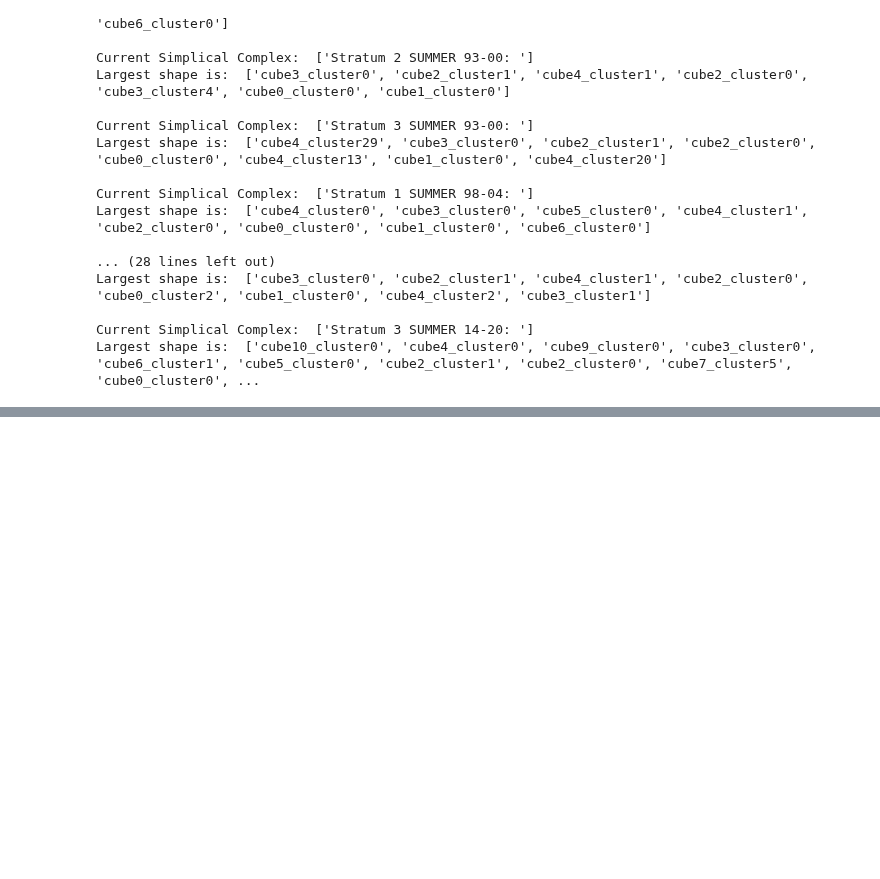
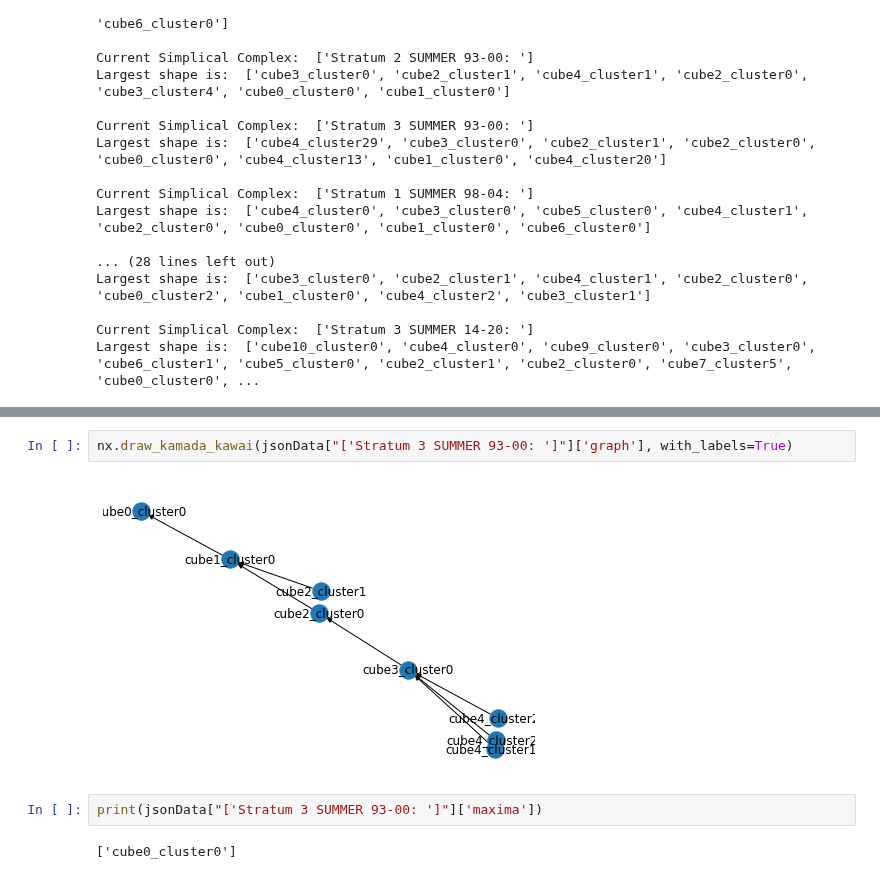
Before and after one commit to amberlee0516/UMR-TDA-2021, a Jupyter notebook: TDA_Analysis_Scripts/scomplexAnalysis.ipynb, the cells around one changed output, grey strips where cells are left out. Saved outputs shown, nothing was run; the diff lists cells and outputs as text; blank space fills up the shorter version.

Commit message:
Local maxima detection automated

```diff
--- a/TDA_Analysis_Scripts/scomplexAnalysis.ipynb
+++ b/TDA_Analysis_Scripts/scomplexAnalysis.ipynb
@@ -604,0 +593,8 @@ nx.draw_shell(jsonData["['Stratum 1 SUMMER 98-04: ']"]['graph'])
+# %%
+nx.draw_kamada_kawai(jsonData["['Stratum 3 SUMMER 93-00: ']"]['graph'], with_labels=True)
+# %% [output]
+[figure, added]
+# %%
+print(jsonData["['Stratum 3 SUMMER 93-00: ']"]['maxima'])
+# %% [output]
+['cube0_cluster0']
```
Also changed, not shown: parts of 8 cells of this notebook.
